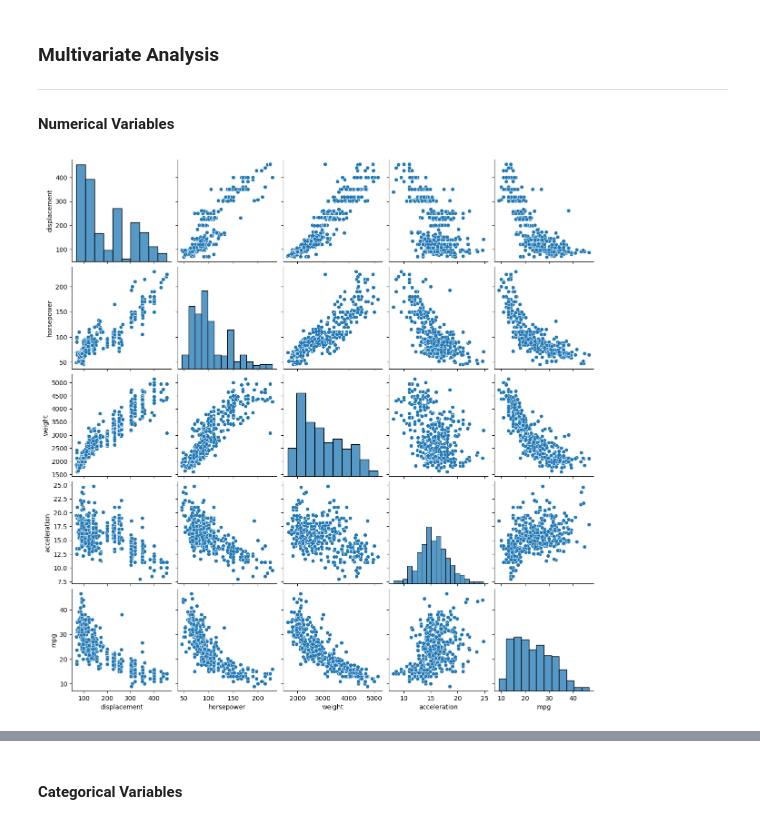
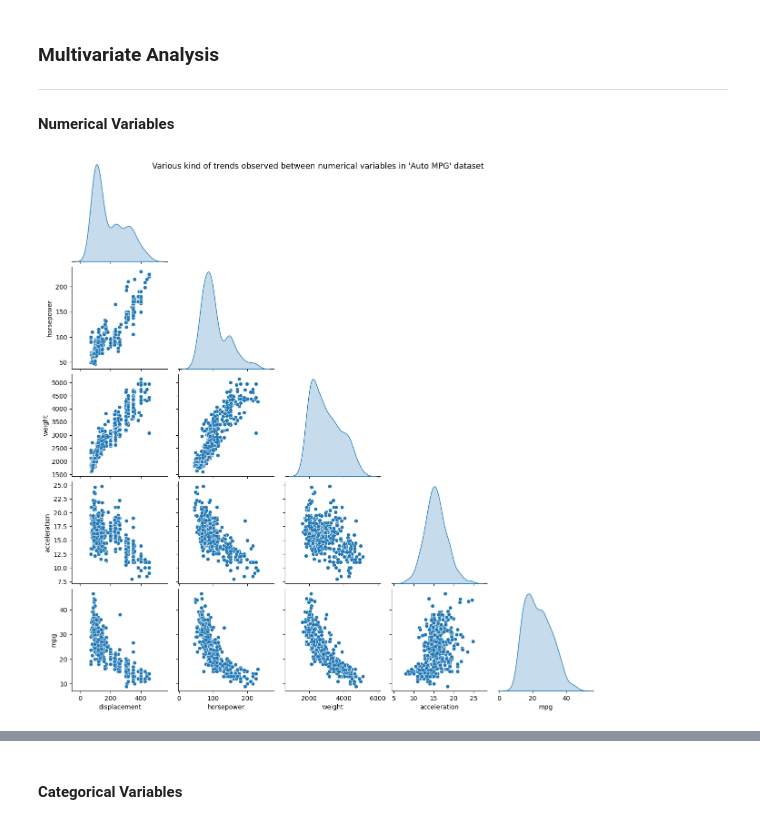
Before and after one commit to garudapaksi-yusuf/Auto_MPG_Prediction, a Jupyter notebook: notebook/__2_data_analysis.ipynb, the cells around one changed output, grey strips where cells are left out. Saved outputs shown, nothing was run; the diff lists cells and outputs as text; code cells hidden in the pictures.

Commit message:
multivariate numerical

```diff
--- a/notebook/__2_data_analysis.ipynb
+++ b/notebook/__2_data_analysis.ipynb
@@ -312,6 +319,17 @@ pd.DataFrame(data={
 ---
 #### Numerical Variables
 # %%
-ax = sns.pairplot(data=data_numerical)
+# plot pairwise relationship for numerical variables in dataset
+sns.pairplot(
+    data=data_numerical,
+    corner=True,
+    diag_kind='kde'
+)
+
+plt.suptitle(
+    t="Various kind of trends observed between numerical variables in 'Auto MPG' dataset",
+    size=12.5
+)
+plt.show()
 # %% [output]
-[figure, old version]
+[figure, new version]
```
Also changed, not shown: parts of 6 cells of this notebook.
